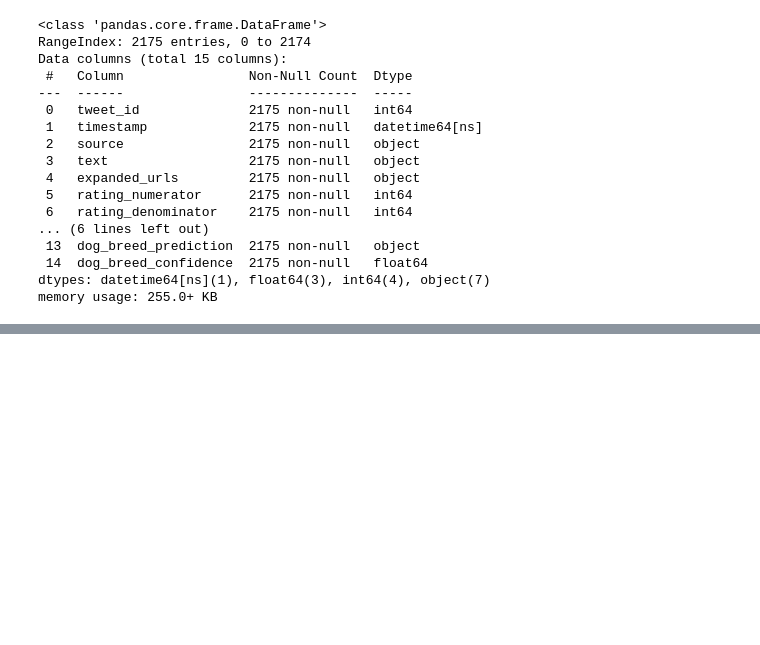
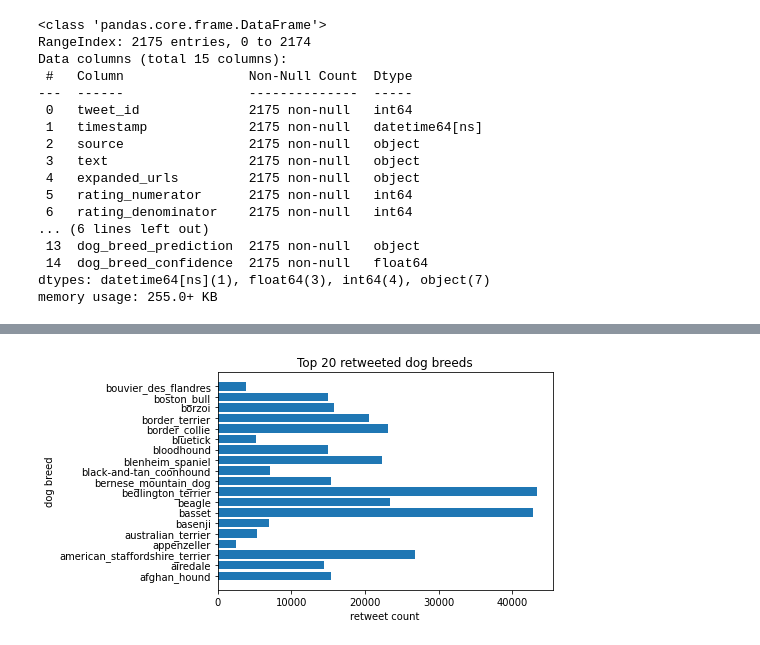
Before and after one commit to alf808/doggie-tweets, a Jupyter notebook: wrangle_act.ipynb, the cells around one changed output, grey strips where cells are left out. Saved outputs shown, nothing was run; the diff lists cells and outputs as text; code cells hidden in the pictures; blank space fills up the shorter version.

```diff
--- a/wrangle_act.ipynb
+++ b/wrangle_act.ipynb
@@ -830,0 +931,12 @@ memory usage: 255.0+ KB
+# %%
+dog_breed_by_rt_count = final_df.groupby('dog_breed_prediction')['retweet_count'].sum()
+# %%
+dbrt_ct = dog_breed_by_rt_count.to_list()[1:20]
+dog_breed_rt = dog_breed_by_rt_count.index.to_list()[1:20]
+# %%
+plt.barh(dog_breed_rt, dbrt_ct)
+plt.title('Top 20 retweeted dog breeds')
+plt.xlabel('retweet count')
+plt.ylabel('dog breed');
+# %% [output]
+[figure, added]
```
Also changed, not shown: parts of 24 cells of this notebook.
